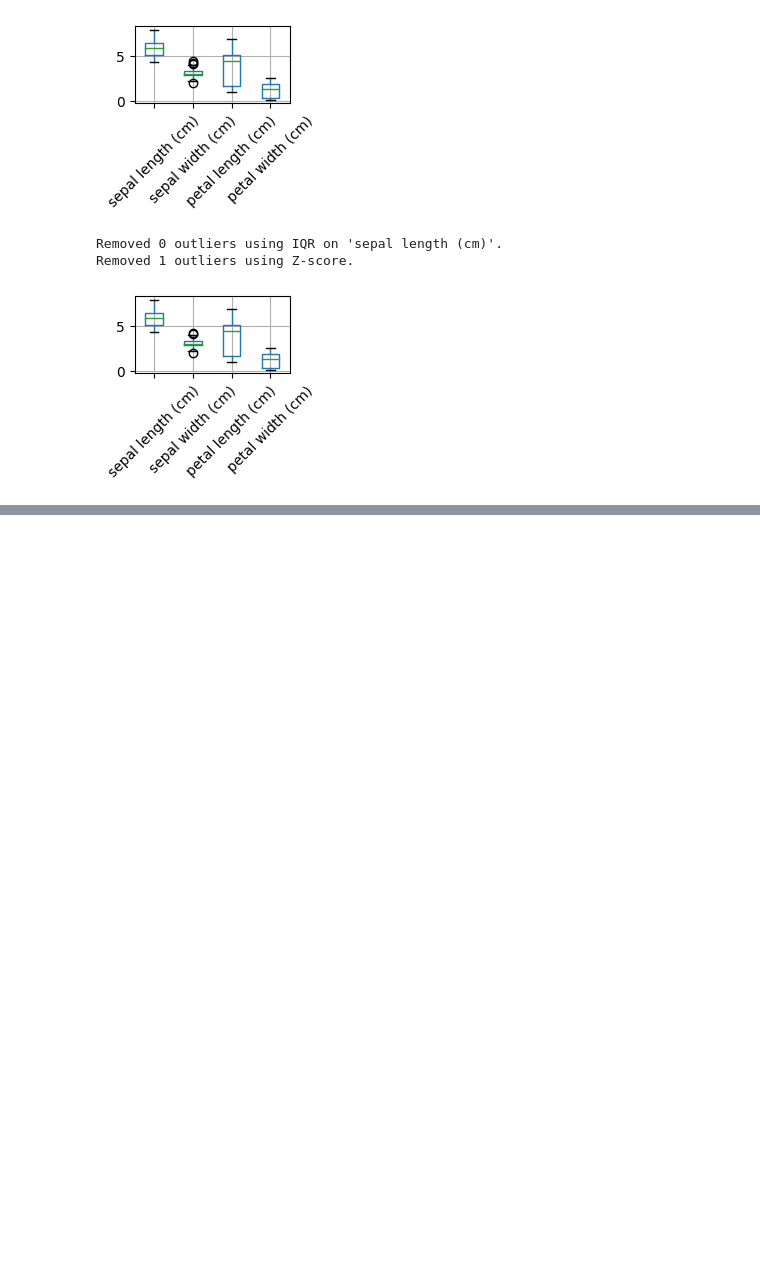
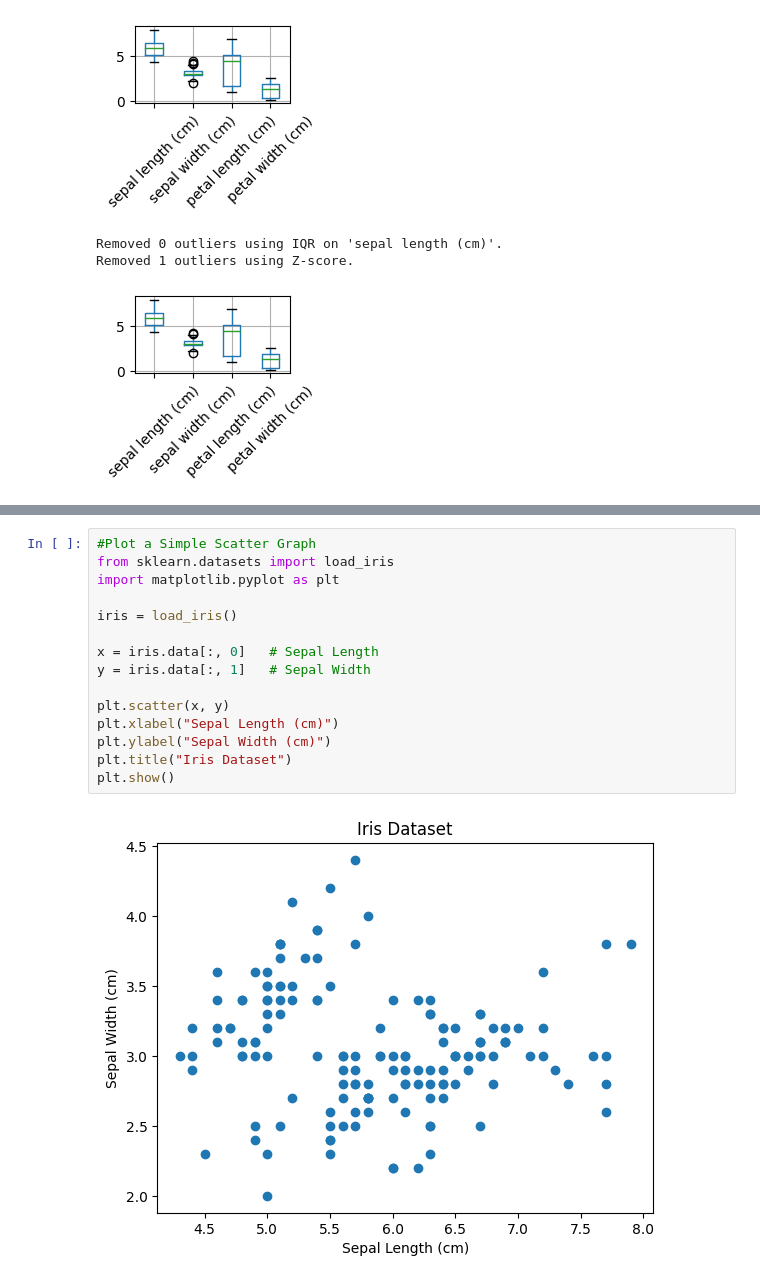
Before and after one commit to Light466/My_Programs, a Jupyter notebook: Iris.ipynb, the cells around one changed output, grey strips where cells are left out. Saved outputs shown, nothing was run; the diff lists cells and outputs as text; blank space fills up the shorter version.

```diff
--- a/Iris.ipynb
+++ b/Iris.ipynb
@@ -224,0 +321,17 @@ Removed 1 outliers using Z-score.
+# %%
+#Plot a Simple Scatter Graph
+from sklearn.datasets import load_iris
+import matplotlib.pyplot as plt
+
+iris = load_iris()
+
+x = iris.data[:, 0]   # Sepal Length
+y = iris.data[:, 1]   # Sepal Width
+
+plt.scatter(x, y)
+plt.xlabel("Sepal Length (cm)")
+plt.ylabel("Sepal Width (cm)")
+plt.title("Iris Dataset")
+plt.show()
+# %% [output]
+[figure, added]
```
Also changed, not shown: parts of 4 cells of this notebook.
